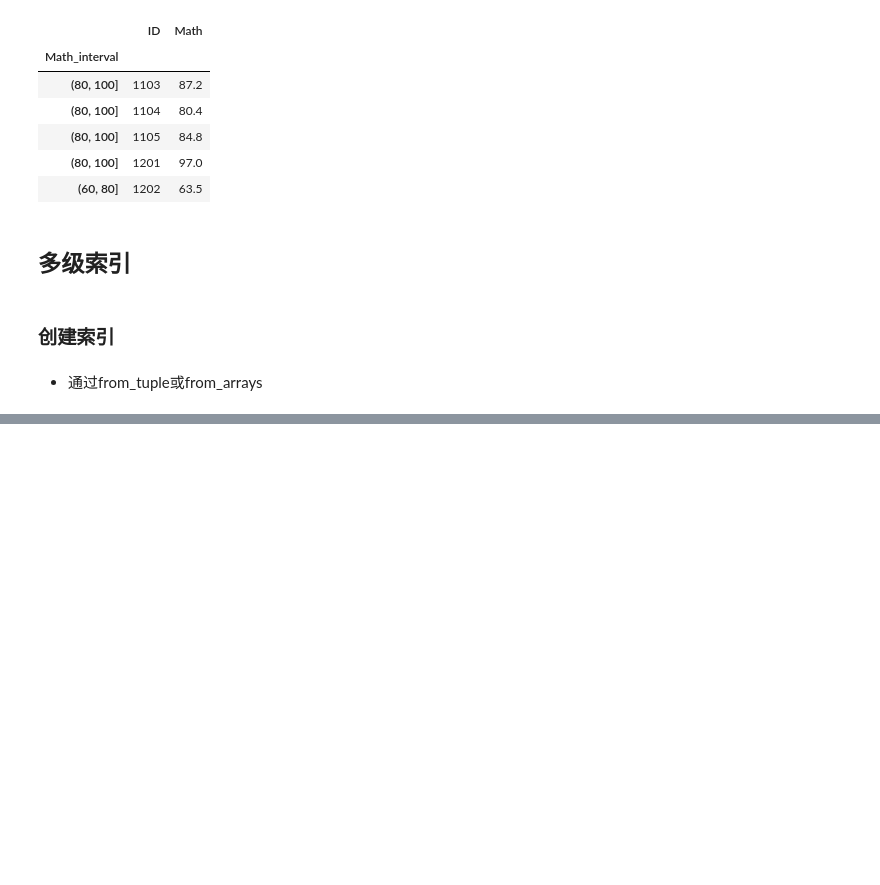
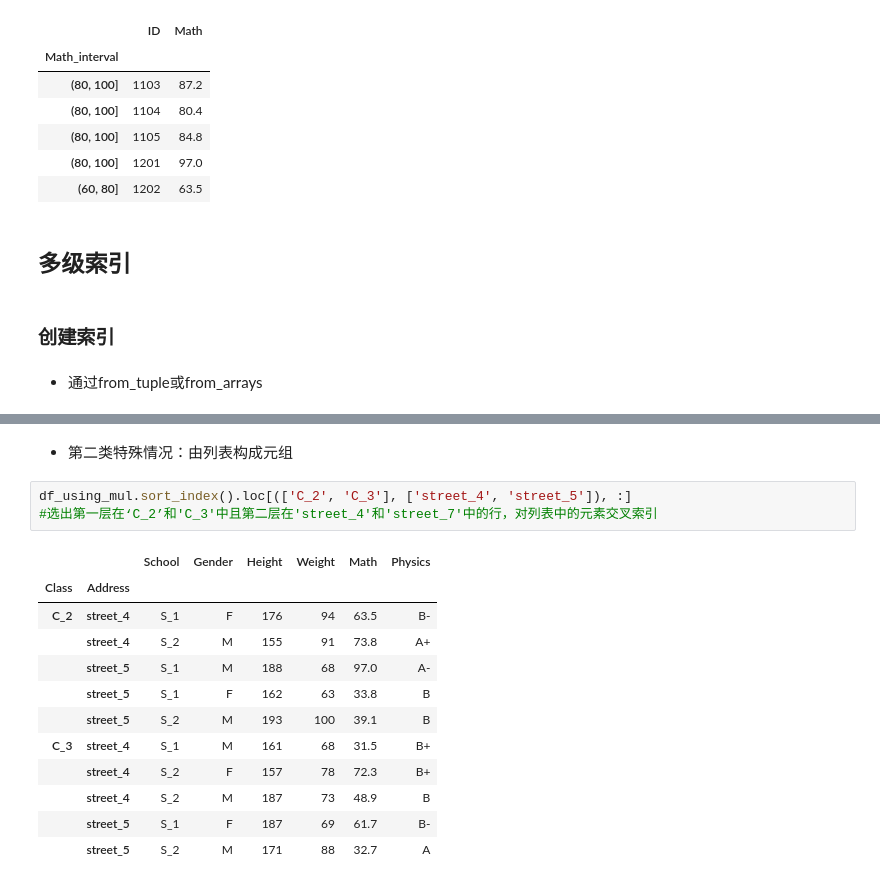
Before and after one commit to macnversion/python3, a Jupyter notebook: python3_books/pandas学习/pandas基础.ipynb, the cells around one changed output, grey strips where cells are left out. Drawn from its saved outputs; the diff is of its cells as text; blank space fills up the shorter version.

```diff
--- a/python3_books/pandas学习/pandas基础.ipynb
+++ b/python3_books/pandas学习/pandas基础.ipynb
@@ -409,0 +507,18 @@ MultiIndex([('A', 'a'),
+# %% [markdown]
+- 第二类特殊情况：由列表构成元组
+# %%
+df_using_mul.sort_index().loc[(['C_2', 'C_3'], ['street_4', 'street_5']), :]
+#选出第一层在‘C_2’和'C_3'中且第二层在'street_4'和'street_7'中的行，对列表中的元素交叉索引
+# %% [output]
+|  |  | School | Gender | Height | Weight | Math | Physics |
+| Class | Address |  |  |  |  |  |  |
+| C_2 | street_4 | S_1 | F | 176 | 94 | 63.5 | B- |
+|  | street_4 | S_2 | M | 155 | 91 | 73.8 | A+ |
+|  | street_5 | S_1 | M | 188 | 68 | 97.0 | A- |
+|  | street_5 | S_1 | F | 162 | 63 | 33.8 | B |
+|  | street_5 | S_2 | M | 193 | 100 | 39.1 | B |
+| C_3 | street_4 | S_1 | M | 161 | 68 | 31.5 | B+ |
+|  | street_4 | S_2 | F | 157 | 78 | 72.3 | B+ |
+|  | street_4 | S_2 | M | 187 | 73 | 48.9 | B |
+|  | street_5 | S_1 | F | 187 | 69 | 61.7 | B- |
+|  | street_5 | S_2 | M | 171 | 88 | 32.7 | A |
```
Also changed, not shown: parts of 19 cells of this notebook.
